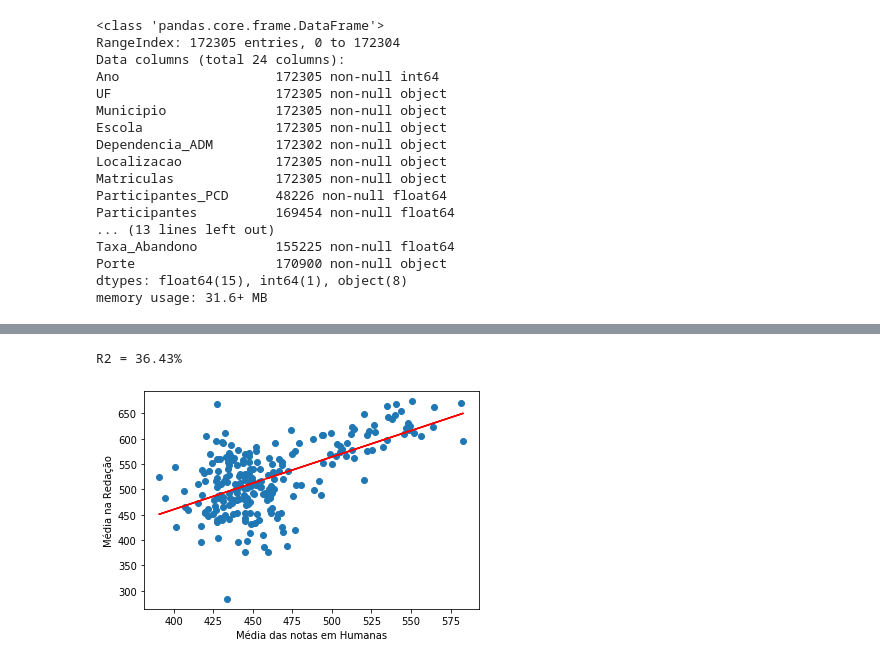
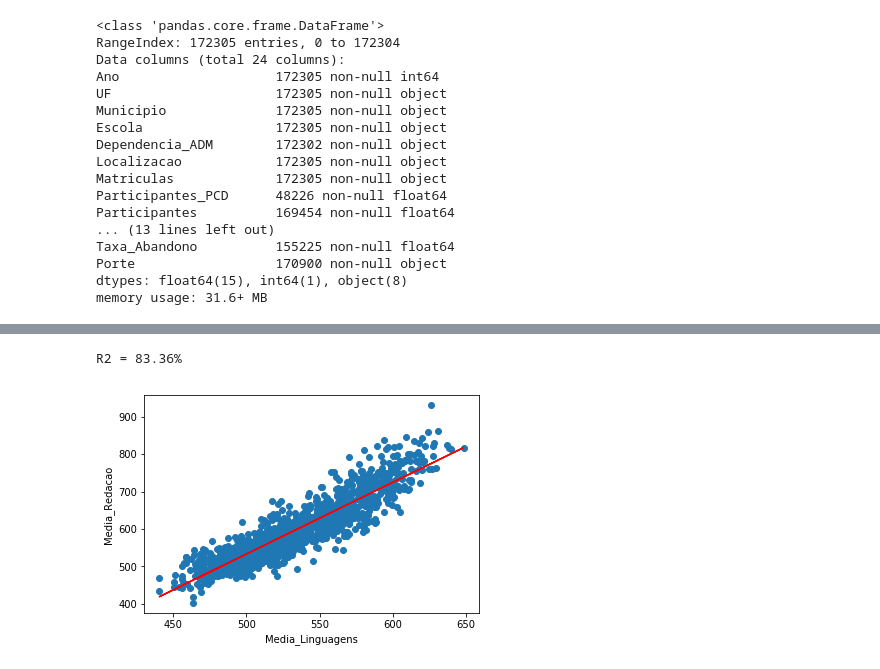
Before and after one commit to nabsonp/ComputacaoNumerica, a Jupyter notebook: CNRegressão_FernandaSerra_NabsonPaiva.ipynb, the cells around one changed output, grey strips where cells are left out. Drawn from its saved outputs; the diff is of its cells as text; code cells hidden in the pictures.

Commit message:
Regresssẽs Linear Simples e Múltiplas feitas

```diff
--- a/CNRegressão_FernandaSerra_NabsonPaiva.ipynb
+++ b/CNRegressão_FernandaSerra_NabsonPaiva.ipynb
@@ -89,2 +75,0 @@ base[base.Taxa_Permanencia > 1000]
-# %%
-base.drop([72217],inplace=True)
@@ -213,2 +145,4 @@ plt.scatter(base.Media_Linguagens,base.Media_Humanas)
+# %%
+base.INSE = base.INSE.str[6]
 # %%
 base_municipio = base.groupby('UF')
@@ -257,10 +202,12 @@ base_municipio.count()
 # %%
-x = base_municipio.Participantes.count()
-y = np.array(base_municipio.Media_Redacao.mean())
-plt.scatter(x,y)
-plt.xlabel("Número de Participantes")
-plt.ylabel("Média na Redação")
-b = regressaoLinear(np.array(x),y)
-yp = resolveLin(b,x)
-plt.plot(x,yp,'r')
-print('R2 = '+str(round(r2(y,yp)*100,2))+'%')
+def regLin(df, xl, yl='Media_Redacao', col='UF', value='RJ',ano=2015):
+    b = df[(df[col] == value) & (df['Ano'] == ano)].dropna(subset=[xl,yl],how='any')
+    x = b[xl]
+    y = np.array(b[yl])
+    plt.scatter(x,y)
+    plt.xlabel(xl)
+    plt.ylabel(yl)
+    b = regressaoLinear(np.array(x),y)
+    yp = resolveLin(b,x)
+    plt.plot(x,yp,'r')
+    print('R2 = '+str(round(r2(y,yp)*100,2))+'%')
@@ -346,14 +213,0 @@ Name: Media_Humanas, Length: 234, dtype: float64
-# %%
-rj = base[base['UF'] == 'RR'].dropna(subset=['Media_Humanas','Media_Redacao'],how='any')
-x = rj.Media_Humanas
-y = np.array(rj.Media_Redacao)
-plt.scatter(x,y)
-plt.xlabel("Média das notas em Humanas")
-plt.ylabel("Média na Redação")
-b = regressaoLinear(np.array(x),y)
-yp = resolveLin(b,x)
-plt.plot(x,yp,'r')
-print('R2 = '+str(round(r2(y,yp)*100,2))+'%')
-# %% [output]
-R2 = 36.43%
-[figure, removed]
@@ -359,0 +230,6 @@ R2 = 36.43%
+# %%
+# Análise do Ano com uma das maiores notas em Redação em RJ, que foi onde a maior aconteceu
+regLin(base, 'Media_Linguagens', yl='Media_Redacao', col='UF', value='RJ',ano=2015)
+# %% [output]
+R2 = 83.36%
+[figure, added]
```
Also changed, not shown: parts of 25 cells of this notebook, 1 other file.
